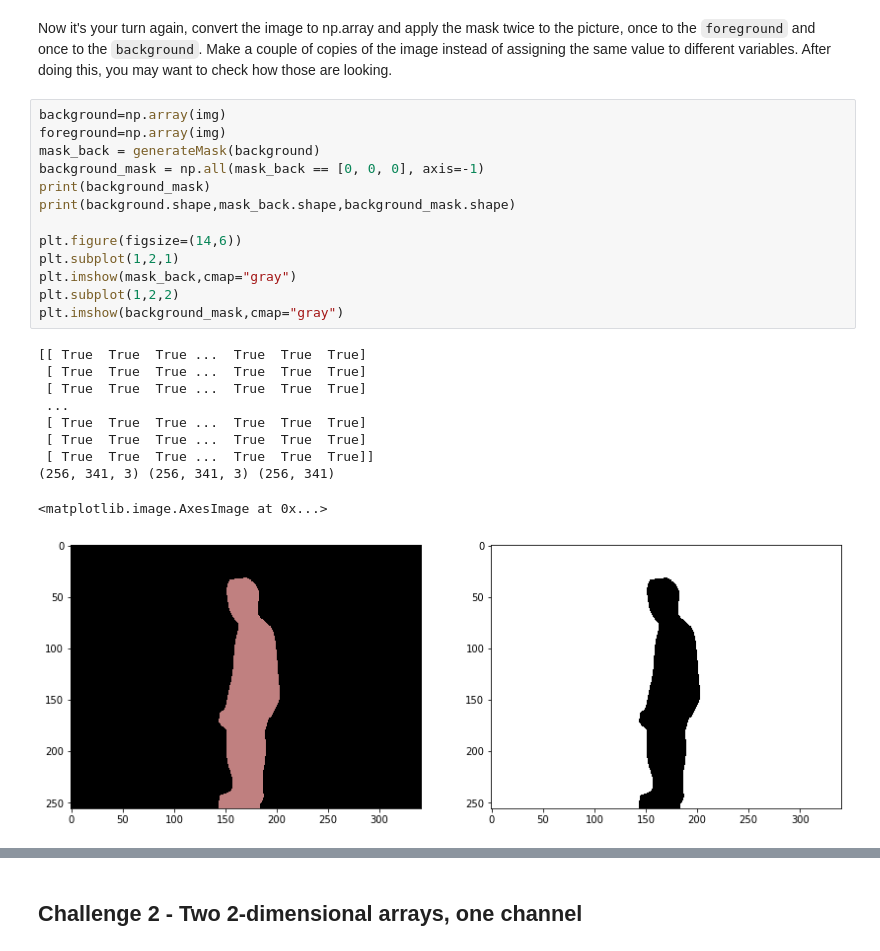
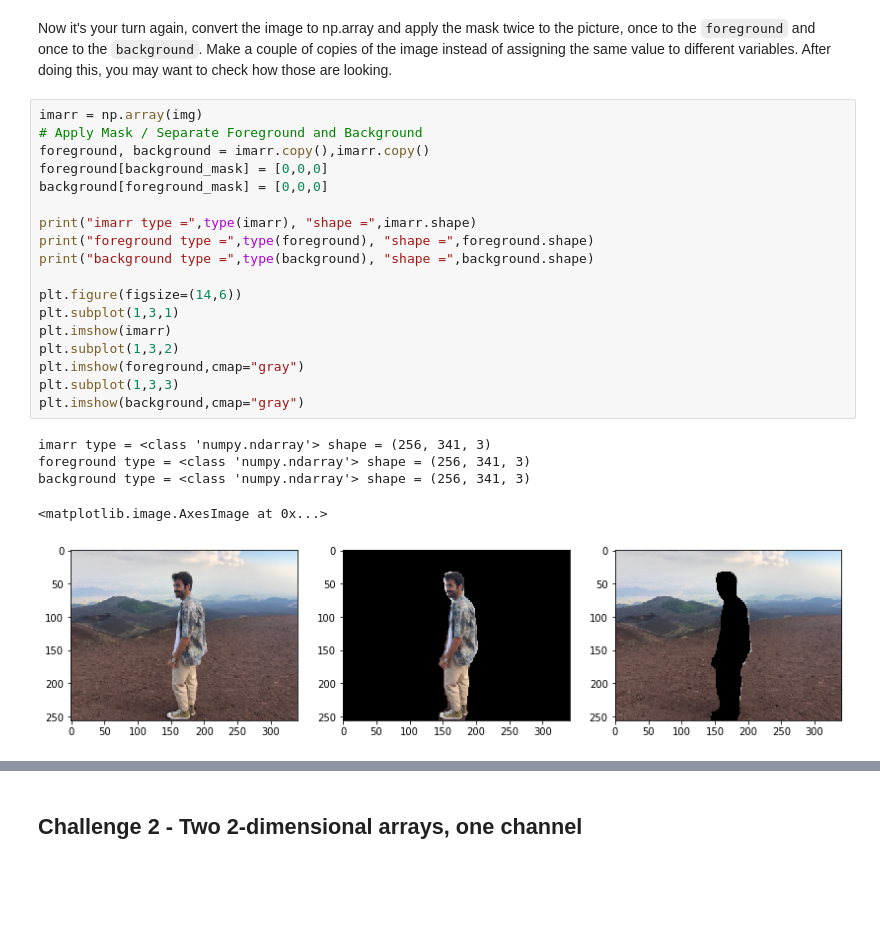
Before and after one commit to blancalluch/ImageSegmentation, a Jupyter notebook: main.ipynb, the cells around one changed output, grey strips where cells are left out. Drawn from its saved outputs; the diff is of its cells as text; blank space fills up the shorter version.

```diff
--- a/main.ipynb
+++ b/main.ipynb
@@ -103,26 +103,26 @@ background_mask type = <class 'numpy.ndarray'> shape = (256, 341)
 # %% [markdown]
 Now it's your turn again, convert the image to np.array and apply the mask twice to the picture, once to the `foreground` and once to the `background`. Make a couple of copies of the image instead of assigning the same value to different variables. After doing this, you may want to check how those are looking.
 # %%
-background=np.array(img)
-foreground=np.array(img)
-mask_back = generateMask(background)
-background_mask = np.all(mask_back == [0, 0, 0], axis=-1)
-print(background_mask)
-print(background.shape,mask_back.shape,background_mask.shape)
+imarr = np.array(img)
+# Apply Mask / Separate Foreground and Background
+foreground, background = imarr.copy(),imarr.copy()
+foreground[background_mask] = [0,0,0]
+background[foreground_mask] = [0,0,0]
+
+print("imarr type =",type(imarr), "shape =",imarr.shape)
+print("foreground type =",type(foreground), "shape =",foreground.shape)
+print("background type =",type(background), "shape =",background.shape)
 
 plt.figure(figsize=(14,6))
-plt.subplot(1,2,1)
-plt.imshow(mask_back,cmap="gray")
-plt.subplot(1,2,2)
-plt.imshow(background_mask,cmap="gray")
+plt.subplot(1,3,1)
+plt.imshow(imarr)
+plt.subplot(1,3,2)
+plt.imshow(foreground,cmap="gray")
+plt.subplot(1,3,3)
+plt.imshow(background,cmap="gray")
 # %% [output]
-[[ True  True  True ...  True  True  True]
- [ True  True  True ...  True  True  True]
- [ True  True  True ...  True  True  True]
- ...
- [ True  True  True ...  True  True  True]
- [ True  True  True ...  True  True  True]
- [ True  True  True ...  True  True  True]]
-(256, 341, 3) (256, 341, 3) (256, 341)
+imarr type = <class 'numpy.ndarray'> shape = (256, 341, 3)
+foreground type = <class 'numpy.ndarray'> shape = (256, 341, 3)
+background type = <class 'numpy.ndarray'> shape = (256, 341, 3)
 <matplotlib.image.AxesImage at 0x...>
-[figure, old version]
+[figure, new version]
```
Also changed, not shown: parts of 8 cells of this notebook.
